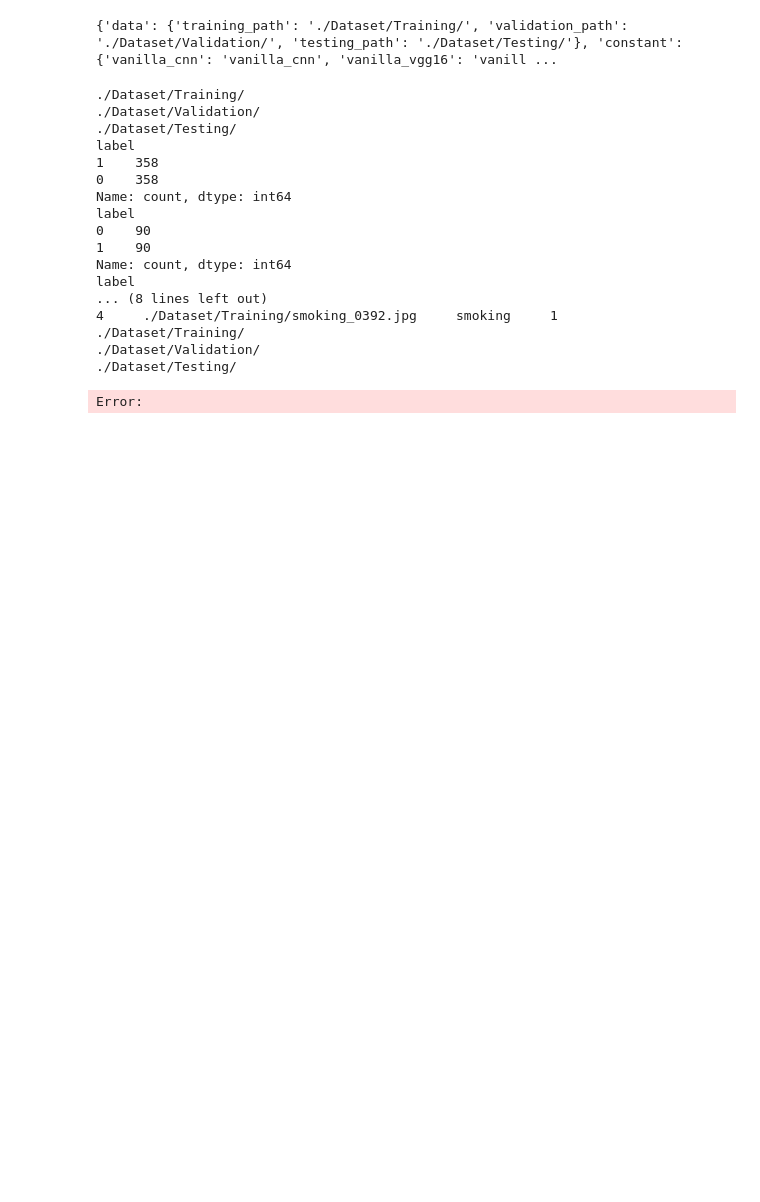
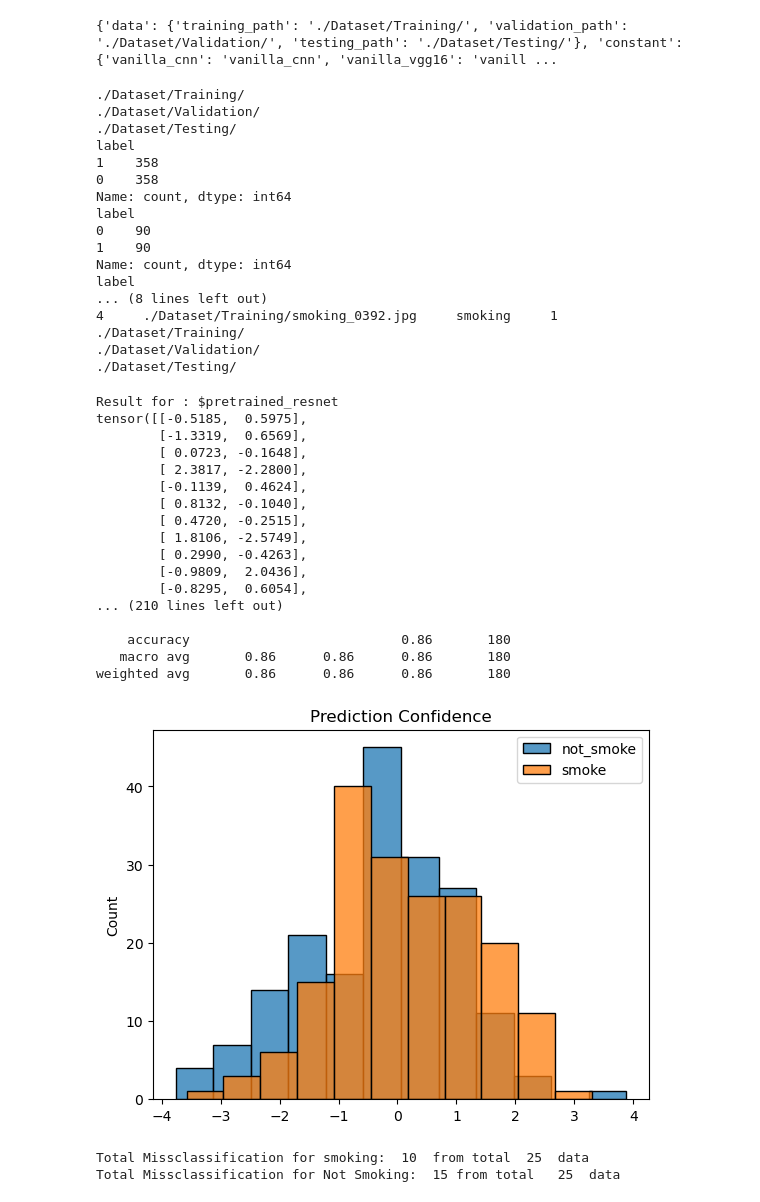
Before and after one commit to VosLannuck/UnderstandingYou_, a Jupyter notebook: findings.ipynb, the cells around one changed output. Drawn from its saved outputs; the diff is of its cells as text; code cells hidden in the pictures; blank space fills up the shorter version.

```diff
--- a/findings.ipynb
+++ b/findings.ipynb
@@ -59,7 +61,38 @@ label
 ./Dataset/Training/
 ./Dataset/Validation/
 ./Dataset/Testing/
+# %%
+vanilla_modelResnet = fme.loadModelFromPath(ModelMethod.RESNET, "./checkpoints/vanilla_resnet/best.pth")
 # %%
-eau.runAlgorithm(config, ModelName.vanilla_vgg16, valid_loader)
+importlib.reload(eau)
+eau.runAlgorithm(config, vanilla_modelResnet,
+                 ModelName.vanilla_resnet,
+                 valid_loader)
-# %% [output]
-Error:
+# %%
+pretrained_modelResnet = fme.loadPretrained(ModelMethod.RESNET, "./checkpoints/pretrained_resnet/best.pth")
+# %%
+importlib.reload(eau)
+eau.runAlgorithm(config, pretrained_modelResnet,
+                 ModelName.pretrained_resnet,
+                 valid_loader)
+# %% [output]
+Result for : $pretrained_resnet
+tensor([[-0.5185,  0.5975],
+        [-1.3319,  0.6569],
+        [ 0.0723, -0.1648],
+        [ 2.3817, -2.2800],
+        [-0.1139,  0.4624],
+        [ 0.8132, -0.1040],
+        [ 0.4720, -0.2515],
+        [ 1.8106, -2.5749],
+        [ 0.2990, -0.4263],
+        [-0.9809,  2.0436],
+        [-0.8295,  0.6054],
+... (210 lines left out)
+
+    accuracy                           0.86       180
+   macro avg       0.86      0.86      0.86       180
+weighted avg       0.86      0.86      0.86       180
+[figure, added]
+Total Missclassification for smoking:  10  from total  25  data
+Total Missclassification for Not Smoking:  15 from total   25  data
```
Also changed, not shown: parts of 2 cells of this notebook, 2 other files.
